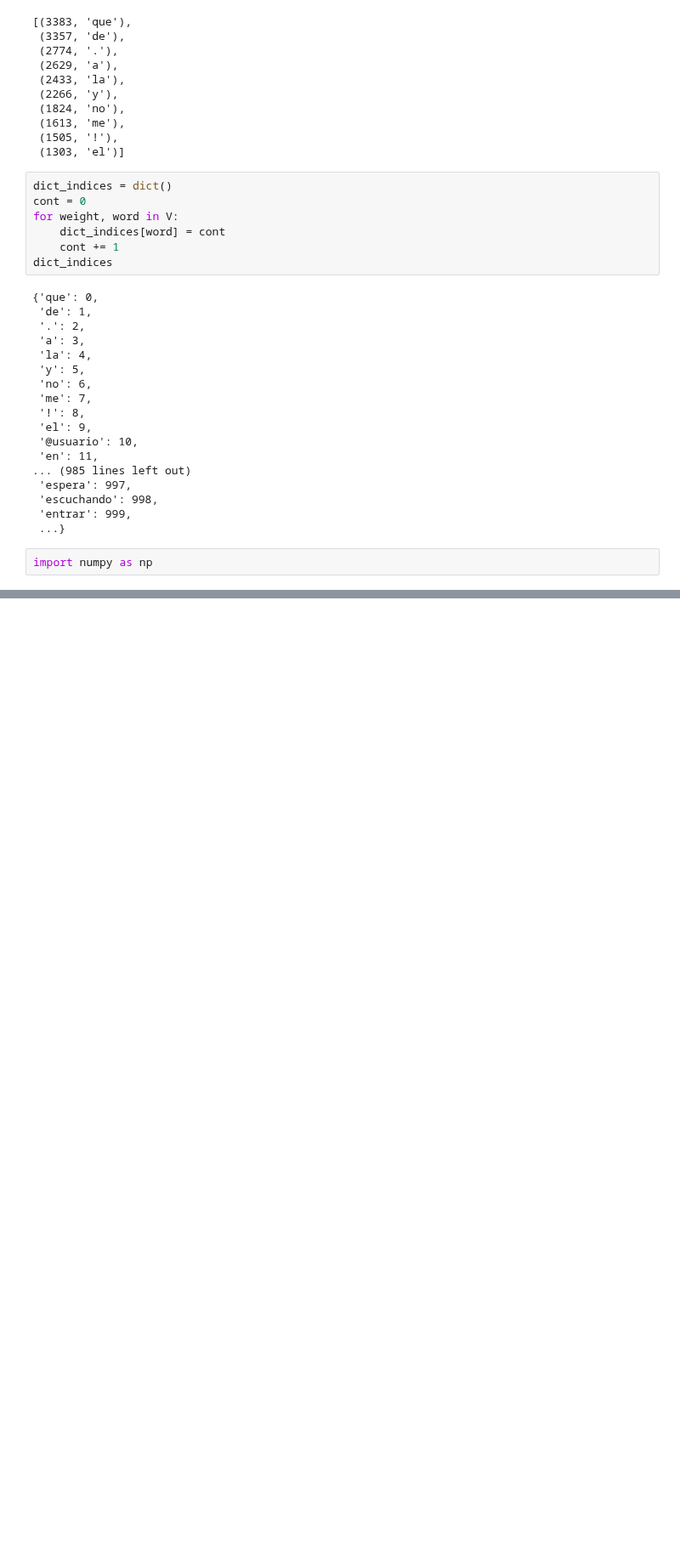
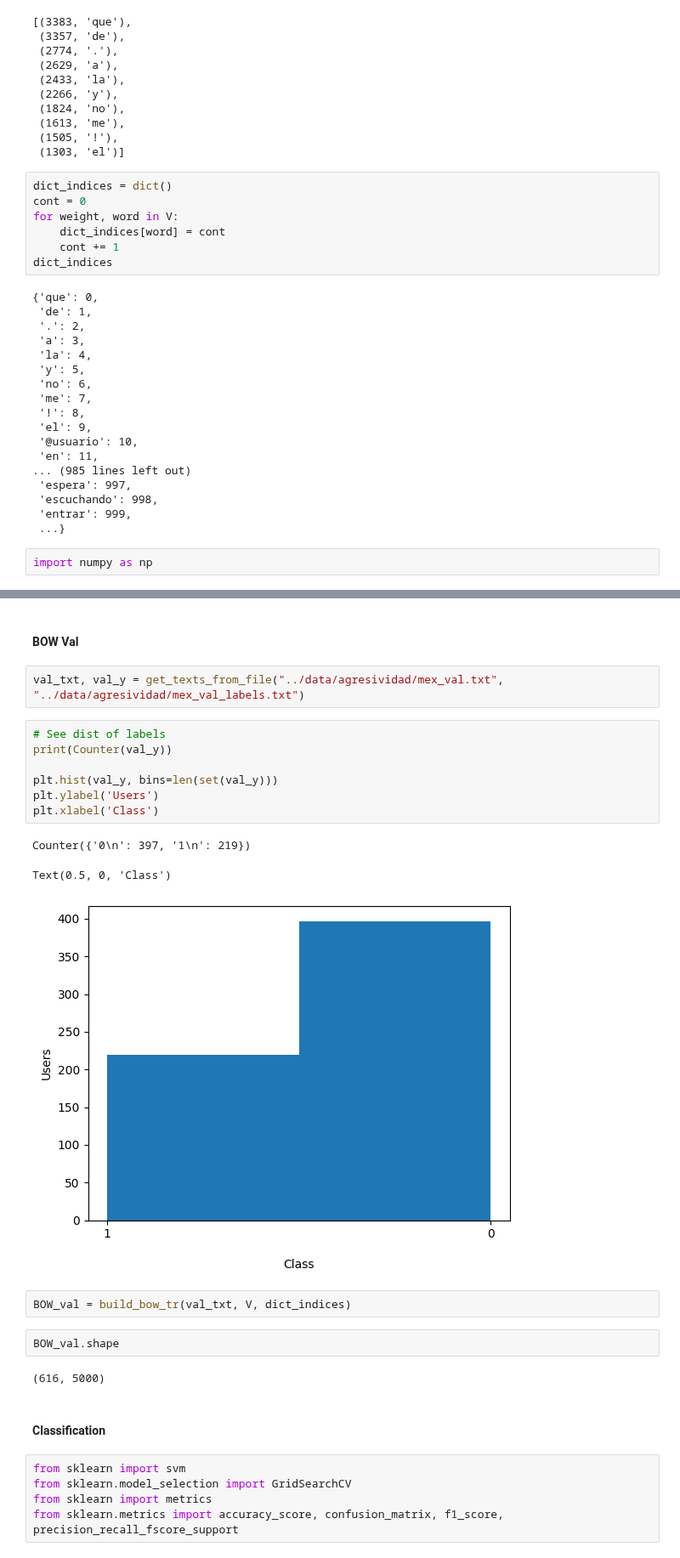
Before and after one commit to LuisR-jpg/Artificial-Intelligence---UP, a Jupyter notebook: Natural Language Processing/code/BoW - Practica 1.ipynb, the cells around one changed output, grey strips where cells are left out. Shown at 85% size. Cells and saved outputs as stored; diff of their text form; blank space fills up the shorter version.

```diff
--- a/Natural Language Processing/code/BoW - Practica 1.ipynb
+++ b/Natural Language Processing/code/BoW - Practica 1.ipynb
@@ -193,0 +209,28 @@ array([[1, 1, 0, ..., 0, 0, 0],
+# %% [markdown]
+#### BOW Val
+# %%
+val_txt, val_y = get_texts_from_file("../data/agresividad/mex_val.txt", "../data/agresividad/mex_val_labels.txt")
+# %%
+# See dist of labels
+print(Counter(val_y))
+
+plt.hist(val_y, bins=len(set(val_y)))
+plt.ylabel('Users')
+plt.xlabel('Class')
+# %% [output]
+Counter({'0\n': 397, '1\n': 219})
+Text(0.5, 0, 'Class')
+[figure, added]
+# %%
+BOW_val = build_bow_tr(val_txt, V, dict_indices)
+# %%
+BOW_val.shape
+# %% [output]
+(616, 5000)
+# %% [markdown]
+#### Classification
+# %%
+from sklearn import svm
+from sklearn.model_selection import GridSearchCV
+from sklearn import metrics
+from sklearn.metrics import accuracy_score, confusion_matrix, f1_score, precision_recall_fscore_support
```
Also changed, not shown: parts of 10 cells of this notebook.
